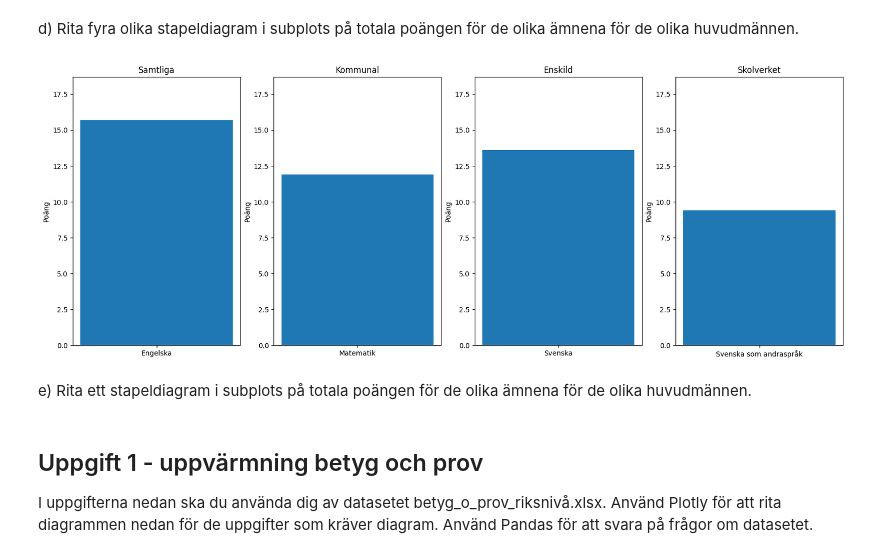
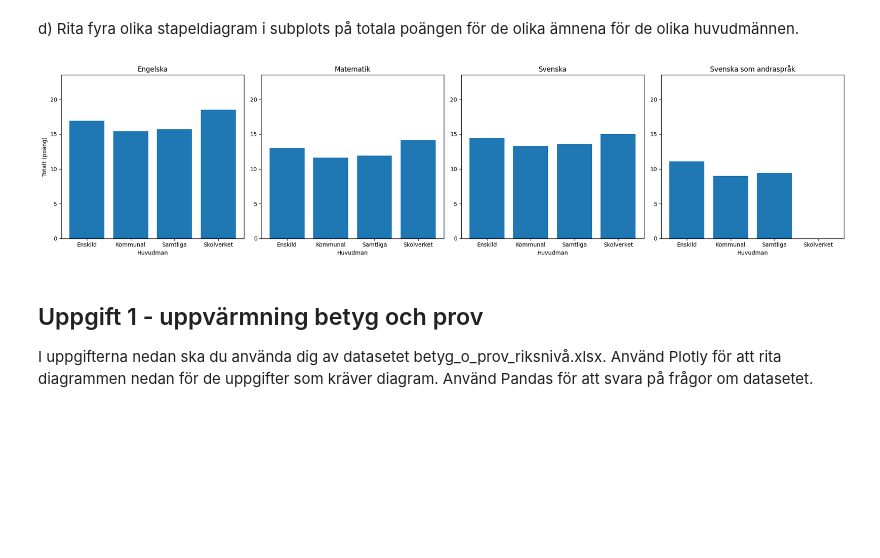
Before and after one commit to Joelholmb/Joel-Holmberg-OPA23, a Jupyter notebook: Labbar/Labb2.ipynb, the cells around one changed output. Saved outputs shown, nothing was run; the diff lists cells and outputs as text; code cells hidden in the pictures; blank space fills up the shorter version.

Commit message:
added the data from excel file manually to test the results

```diff
--- a/Labbar/Labb2.ipynb
+++ b/Labbar/Labb2.ipynb
@@ -67,23 +87,31 @@ plt.show()
 [figure]
 # %% [markdown]
 d) Rita fyra olika stapeldiagram i subplots på totala poängen för de olika ämnena för de olika huvudmännen.
-# %%
-# Skapar en figur och subplots
-fig, axs = plt.subplots(1, 4, figsize=(20, 7))  # Skapar 1 rad med 4 kolumner av subplots
-huvudmän = ['Samtliga', 'Kommunal', 'Enskild', 'Skolverket']
-
-# stapeldiagram i varje subplot
-for i in range(4): # 4 pga att vi har fyra ämnen vi ska loopa igenom
-    axs[i].bar(subjects[i], points[i])
-    axs[i].set_title(huvudmän[i])
-    axs[i].set_ylim(0, max(points) + 3)  # Sätter en övre gräns för y-axeln för att kunna jämföra bättre
-    axs[i].set_ylabel('Poäng')
-
-plt.show()
-# %% [output]
-[figure, removed]
-# %% [markdown]
-e) Rita ett stapeldiagram i subplots på totala poängen för de olika ämnena för de olika huvudmännen.
+# %%
+# Skapar en figur och subplots för varje ämne
+fig, axs = plt.subplots(1, len(subjects), figsize=(20, 5))
+
+# Hittar det högsta värdet bland alla staplar i alla DataFrames
+max_y_value = max(df['Totalt (poäng)'].max() for df in dataframes.values()) + 5  # Lägger till 5 enheter
+
+
+# Itererar över varje ämne och skapar ett stapeldiagram i varje subplot
+for i, subject in enumerate(subjects):
+    df_subject = dataframes[subject]
+    # Vi grupperar data efter 'Huvudman' och beräknar summan av 'Totalt (poäng)'
+    df_grouped = df_subject.groupby("Huvudman")["Totalt (poäng)"].sum().reset_index()
+    # Skapar stapeldiagrammet
+    axs[i].bar(df_grouped["Huvudman"], df_grouped["Totalt (poäng)"])
+    axs[i].set_title(subject)
+    axs[i].set_xlabel("Huvudman")
+    axs[i].set_ylim(0, max_y_value)  # Justerar y-axeln enligt det beräknade maxvärdet
+    if i == 0:  # Sätter y-axelns etikett endast för första subploten
+        axs[i].set_ylabel("Totalt (poäng)")
+
+plt.tight_layout()
+plt.show()
+# %% [output]
+[figure, added]
 # %% [markdown]
 ## Uppgift 1 - uppvärmning betyg och prov
 I uppgifterna nedan ska du använda dig av datasetet betyg_o_prov_riksnivå.xlsx. Använd Plotly för att rita diagrammen
```
Also changed, not shown: parts of 4 cells of this notebook, 1 other file.
